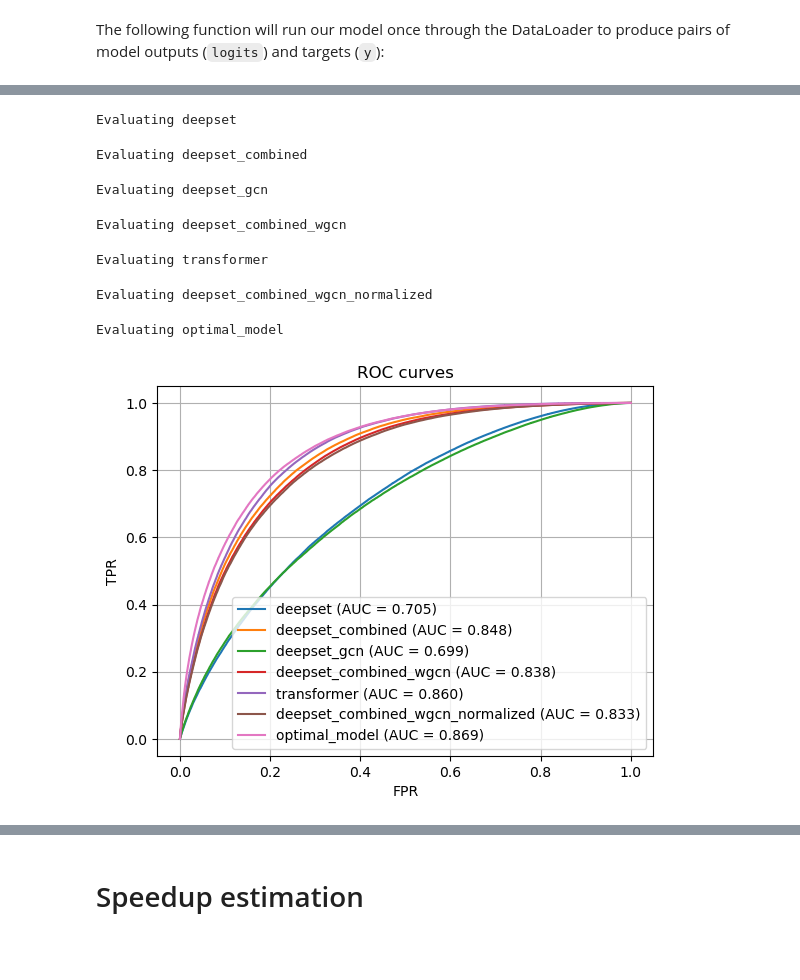
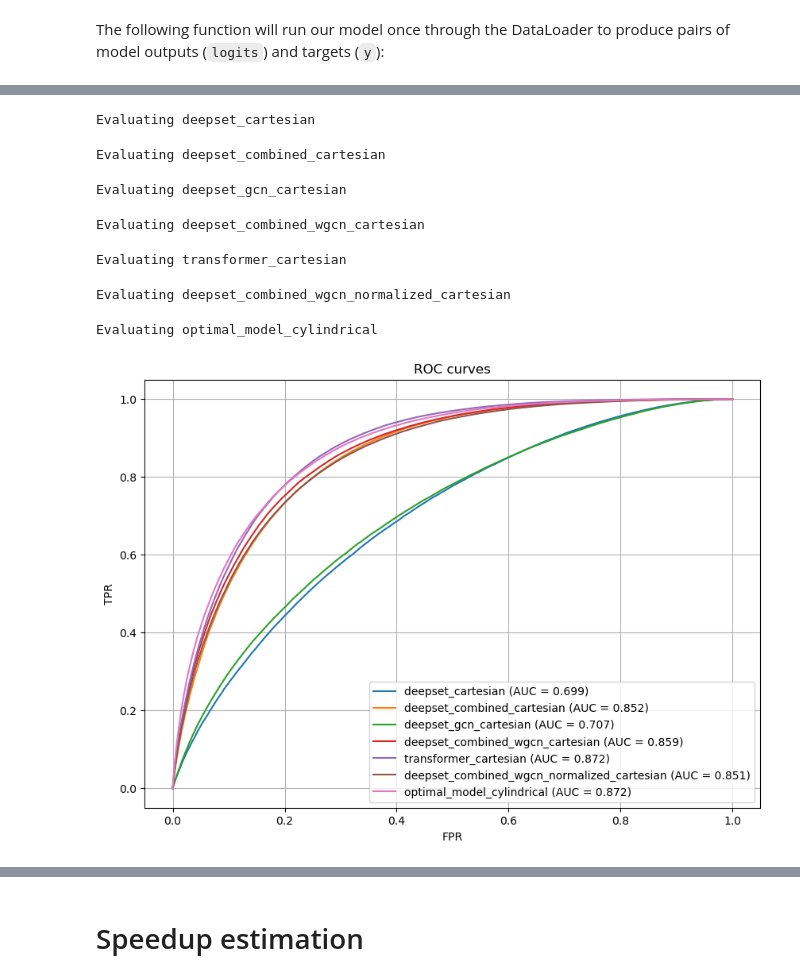
Before and after one commit to vyron-arvanitis/pp-lab, a Jupyter notebook: loading_and_evaluation.ipynb, the cells around one changed output, grey strips where cells are left out. Saved outputs shown, nothing was run; the diff lists cells and outputs as text; code cells hidden in the pictures; blank space fills up the shorter version.

```diff
--- a/loading_and_evaluation.ipynb
+++ b/loading_and_evaluation.ipynb
@@ -107,11 +118,18 @@ data = preprocess(df, pdg_mapping=pdg_mapping, feature_columns=feature_columns)
 # %%
-data["adj"] = [get_adj(index, mother) for index, mother in zip(data["index"], data["mother"])]
+data_cartesian["adj"] = [get_adj(index, mother) for index, mother in zip(data_cartesian["index"], data_cartesian["mother"])]
+data_cylindrical["adj"] = [get_adj(index, mother) for index, mother in zip(data_cylindrical["index"], data_cylindrical["mother"])]
 # %%
-dl = torch.utils.data.DataLoader(
-    GraphDataset(feat=data["features"], pdg=data["pdg_mapped"], adj=data["adj"], y=labels),
+dl_cartesian = torch.utils.data.DataLoader(
+    GraphDataset(feat=data_cartesian["features"], pdg=data_cartesian["pdg_mapped"], adj=data_cartesian["adj"], y=labels),
     batch_size=256,
     collate_fn=collate_fn
 )
+
+dl_cylindrical = torch.utils.data.DataLoader(
+    GraphDataset(feat=data_cylindrical["features"], pdg=data_cylindrical["pdg_mapped"], adj=data_cylindrical["adj"], y=labels),
+    batch_size=256,
+    collate_fn=collate_fn
+)
 # %% [markdown]
 # Evaluation
 # %% [markdown]
@@ -158,33 +176,43 @@ DeepSet(
   )
 )
 # %%
-scores = {}
 for name, model in models.items():
-    print("Evaluating", name)
-    scores[name] = evaluate(model, dl)
+    if "cylindrical" in name:
+        print("Evaluating", name)
+        scores[name] = evaluate(model, dl_cylindrical)
+    else:
+        print("Evaluating", name)
+        scores[name] = evaluate(model, dl_cartesian)
 # %% [output]
-Evaluating deepset
+Evaluating deepset_cartesian
-Evaluating deepset_combined
+Evaluating deepset_combined_cartesian
-Evaluating deepset_gcn
+Evaluating deepset_gcn_cartesian
-Evaluating deepset_combined_wgcn
+Evaluating deepset_combined_wgcn_cartesian
-Evaluating transformer
+Evaluating transformer_cartesian
-Evaluating deepset_combined_wgcn_normalized
+Evaluating deepset_combined_wgcn_normalized_cartesian
-Evaluating optimal_model
+Evaluating optimal_model_cylindrical
+# %%
+# Folder to save results
+save_path = Path("Evaluation_results")
+save_path.mkdir(exist_ok=True)
 # %%
+plt.figure(figsize=(10, 7))
+
 for name, (y_true, y_logits) in scores.items():
     y_score = y_logits.sigmoid()
     fpr, tpr, thr = roc_curve(y_true.numpy(), y_score.numpy())
     auc_score = auc(fpr, tpr)
     label = f"{name} (AUC = {auc_score:.3f})"
     plt.plot(fpr, tpr, label=label)
 
 plt.xlabel("FPR")
 plt.ylabel("TPR")
 plt.title("ROC curves")
 plt.legend()
 plt.grid()
+plt.savefig(save_path / "ROC_curves.png")
 # %% [output]
-[figure, old version]
+[figure, new version]
 # %%
 summary = []
 for (name, model), (y_true, y_logits) in zip(models.items(), scores.values()):
```
Also changed, not shown: parts of 11 cells of this notebook, 37 other files.
